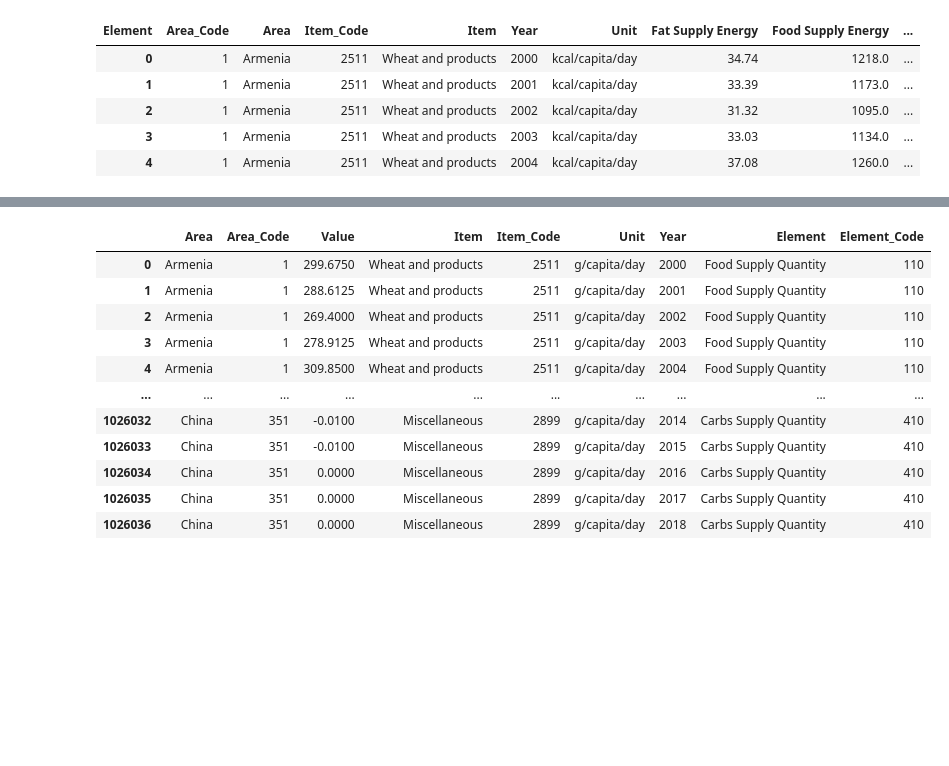
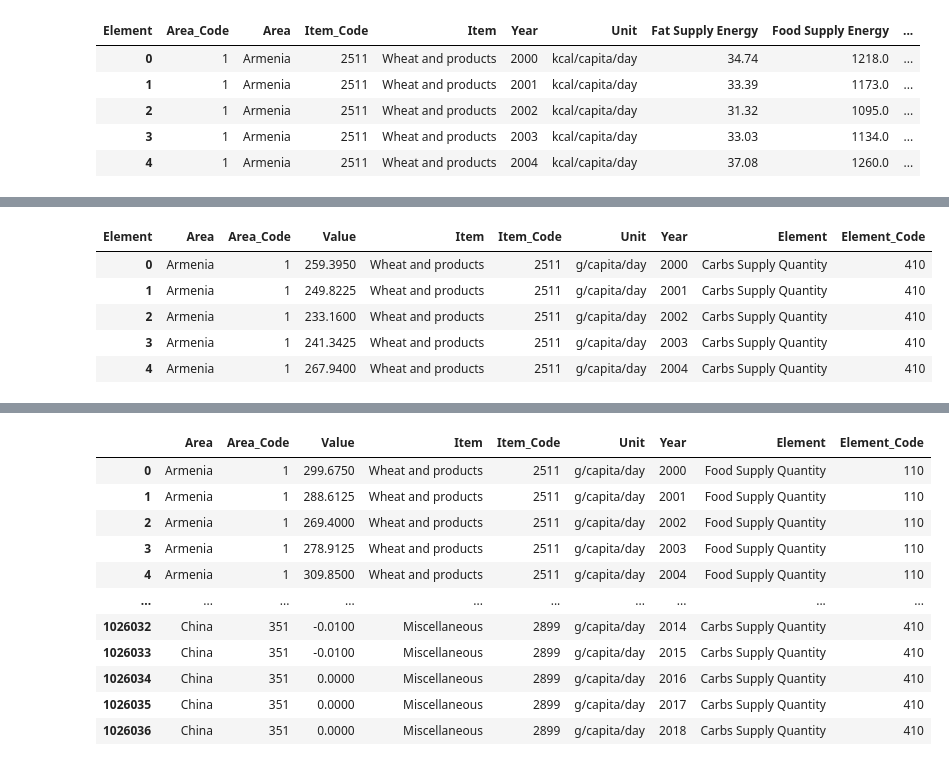
Before and after one commit to ngockhueanhvan/food-supply-reporting, a Jupyter notebook: code/food_data_cleaning.ipynb, the cells around one changed output, grey strips where cells are left out. Saved outputs shown, nothing was run; the diff lists cells and outputs as text; code cells hidden in the pictures; blank space fills up the shorter version.

Commit message:
updated codes and added historical data before 2000

```diff
--- a/code/food_data_cleaning.ipynb
+++ b/code/food_data_cleaning.ipynb
@@ -8,7 +8,7 @@ pd.options.mode.chained_assignment = None  # default='warn'
 base_dir = r'/Users/sweetpotato/Desktop/Data Visualisation & Analytics/food-supply-reporting/data_in/food_daily_consumption'
 # %%
 # directory of csv files
-data_in = glob.glob(os.path.join(base_dir, '*.csv'))
+data_in = glob.glob(os.path.join(base_dir, 'raw_data/*.csv'))
 
 # selected columns from data input
 columns = ['Area Code (FAO)', 'Area', 'Element Code',
@@ -19,12 +19,15 @@ renamed_columns = ['Area_Code', 'Area', 'Element_Code',
 # read and union all the data inputs
 df = pd.DataFrame()
 for file in data_in:
-    data = pd.read_csv(file)
+    data = pd.read_csv(file,encoding='UTF-8')
     data = data[columns]
     df = pd.concat([df, data], ignore_index=True)
 
 # rename df
 df.columns = renamed_columns
+
+# replace null value with 0
+df = df.fillna(0)
 # %%
 df.head()
 # %% [output]
@@ -117,6 +120,7 @@ energy = pd.concat([food_energy, protein_energy,
                    fat_energy], ignore_index=True)
 energy_pivot = pd.pivot_table(energy, index=['Area_Code', 'Area', 'Item_Code', 'Item',
                               'Year', 'Unit'], columns='Element', values='Value', aggfunc=np.sum).reset_index()
+energy_pivot = energy_pivot.fillna(0)
 # %%
 energy_pivot.head()
 # %% [output]
@@ -142,9 +154,17 @@ carbs_energy.rename(columns={'Carbs Supply Energy': 'Value'}, inplace=True)
 # %%
 # Create carbs_quant df
 carbs_quant = energy_pivot[energy_pivot.columns.difference(
     ['Fat Supply Energy', 'Food Supply Energy', 'Protein Supply Energy', 'Carbs Supply Energy', 'Food Supply Quantity'])]
 carbs_quant = Revised(carbs_quant, 'carbs_quant')
 carbs_quant.rename(columns={'Carbs Supply Quantity': 'Value'}, inplace=True)
+carbs_quant.head()
+# %% [output]
+| Element | Area | Area_Code | Value | Item | Item_Code | Unit | Year | Element | Element_Code |
+| 0 | Armenia | 1 | 259.3950 | Wheat and products | 2511 | g/capita/day | 2000 | Carbs Supply Quantity | 410 |
+| 1 | Armenia | 1 | 249.8225 | Wheat and products | 2511 | g/capita/day | 2001 | Carbs Supply Quantity | 410 |
+| 2 | Armenia | 1 | 233.1600 | Wheat and products | 2511 | g/capita/day | 2002 | Carbs Supply Quantity | 410 |
+| 3 | Armenia | 1 | 241.3425 | Wheat and products | 2511 | g/capita/day | 2003 | Carbs Supply Quantity | 410 |
+| 4 | Armenia | 1 | 267.9400 | Wheat and products | 2511 | g/capita/day | 2004 | Carbs Supply Quantity | 410 |
 # %%
 # Create food_quant df
 food_quant = energy_pivot[energy_pivot.columns.difference(
```
Also changed, not shown: parts of 1 cell of this notebook, 30 other files.
